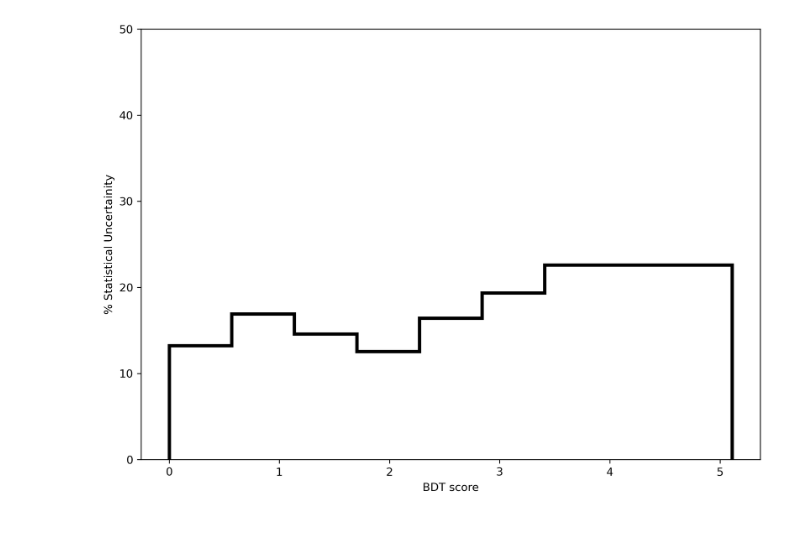
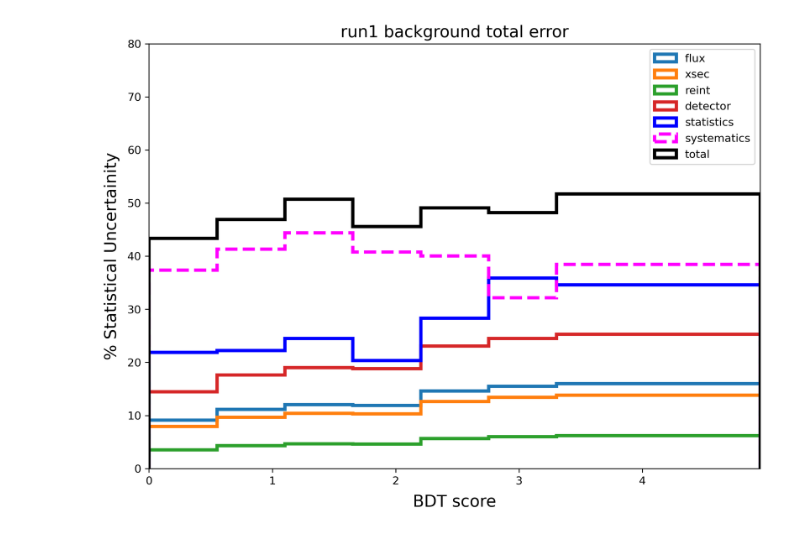
Before and after one commit to lmlepin9/DM-MicroBooNE, a Jupyter notebook: ROOT_analysis/plots_hists_bdt.ipynb, the cells around one changed output. Cells and saved outputs as stored; diff of their text form; code cells hidden in the pictures.

```diff
--- a/ROOT_analysis/plots_hists_bdt.ipynb
+++ b/ROOT_analysis/plots_hists_bdt.ipynb
@@ -5,11 +5,13 @@ import matplotlib.pyplot as plt
 import pandas as pd
 from df_utils import *
 # %%
-run = "run3"
+run = "run1"
 dm_type = "fermion"
 mass = "0.05"
 target_pot = 1.
 signal_pot = {}
+
+bkg_upper_limit = 1.14
 
 
 if(dm_type == "fermion"):
@@ -64,8 +66,9 @@ def filter_df(df):
     return df
 
 
-def GetStatsUncert(df_a, weight_array ):
-    (counts_df, bins_df) = np.histogram(df_a['bdt_score'], bins = binning, weights=np.square(weight_array))
+def GetStatsUncert(df_a, variable,  weight_array, pot_weight):
+    (counts_df, bins_df) = np.histogram(df_a[variable], bins = binning, weights=np.square(weight_array*pot_weight))
+    counts_df[counts_df == 0.] = bkg_upper_limit*np.square(pot_weight)
     return counts_df
 # %%
 
@@ -106,6 +109,10 @@ print(counts_signal*signal_scaling)
 #(counts_dirt, bins_dirt) = np.histogram(logit_transform(df_dirt['bdt_score']), bins = n_bins)
 #(counts_offbeam, bins_offbeam) = np.histogram(logit_transform(df_offbeam['bdt_score']), bins = n_bins)
 
+# This adds 68% upper limit on top of those bins with zero events
+counts_dirt[counts_dirt == 0.] = bkg_upper_limit
+counts_offbeam[counts_offbeam == 0.] = bkg_upper_limit
+
 
 print("Showing results for: " + run)
 print("Number of dark tridents M_A="+str(mass)+" :" + str(np.sum(counts_signal)*signal_scaling))
@@ -150,23 +157,58 @@ Number of beam-off: 8.727
 # %%
+# Setting the MC expectation for empty bins to be the 68% upper limit
 counts_bkg = counts_nu*nu_scaling + counts_dirt*dirt_scaling+ counts_offbeam*offbeam_scaling
+counts_overlay = counts_nu*nu_scaling
 
-#print(counts_bkg)
+stats_nu = GetStatsUncert(df_nu,'bdt_score', df_nu['weight'], nu_scaling)
+stats_dirt = GetStatsUncert(df_dirt,'bdt_score', df_dirt['weight'], dirt_scaling )
+stats_offbeam = GetStatsUncert(df_offbeam,'bdt_score', np.ones(len(df_offbeam))*offbeam_scaling, offbeam_scaling)
 
-stats_nu = GetStatsUncert(df_nu, df_nu['weight']*nu_scaling)
-stats_dirt = GetStatsUncert(df_dirt, df_dirt['weight']*dirt_scaling )
-stats_offbeam = GetStatsUncert(df_offbeam, np.ones(len(df_offbeam))*offbeam_scaling)
 
-stats_total = np.sqrt(stats_nu + stats_dirt + stats_offbeam)
+if(run=='run1'):
+    ppfx_uncert = counts_overlay*0.2
+    genie_uncert = counts_overlay*0.15
+    reint_uncert = counts_overlay*0.03
+    det_uncert = counts_overlay*0.5
+else:
+    ppfx_uncert = counts_overlay*0.13
+    genie_uncert = counts_overlay*0.10
+    reint_uncert = counts_overlay*0.025
+    det_uncert = counts_overlay*0.5
 
-stats_error = (stats_total)/(counts_bkg)
+
+
+
+
+syst_uncert = np.sqrt(np.square(ppfx_uncert) + np.square(genie_uncert) + np.square(reint_uncert) + np.square(det_uncert))
+overlay_uncert = np.sqrt(stats_nu + np.square(syst_uncert) )
+total_uncert = np.sqrt( np.square(overlay_uncert) + stats_dirt + stats_offbeam )
+
+ppfx_error = np.sqrt(ppfx_uncert)/counts_bkg
+genie_error = np.sqrt(genie_uncert)/counts_bkg
+reint_error = np.sqrt(reint_uncert)/counts_bkg
+det_error = np.sqrt(det_uncert)/counts_bkg
+syst_error = (syst_uncert)/counts_bkg
+stats_error = np.sqrt(stats_nu + stats_dirt + stats_offbeam)/counts_bkg
+total_error = np.sqrt(np.square(overlay_uncert) + stats_dirt + stats_offbeam)/counts_bkg
 
 
 plt.figure(figsize=(10,7),dpi=300)
-plt.hist(bins_signal[:-1], bins = bins_signal,weights=stats_error*100, color = "black", histtype="step",lw=3,linestyle="-")
-plt.ylabel("% Statistical Uncertainity")
-plt.xlabel("BDT score")
-plt.ylim(0.,50)
+plt.hist(bins_signal[:-1], bins = bins_signal,weights=ppfx_error*100, histtype="step",lw=3,linestyle="-",label="flux")
+plt.hist(bins_signal[:-1], bins = bins_signal,weights=genie_error*100, histtype="step",lw=3,linestyle="-",label="xsec")
+plt.hist(bins_signal[:-1], bins = bins_signal,weights=reint_error*100, histtype="step",lw=3,linestyle="-",label="reint")
+plt.hist(bins_signal[:-1], bins = bins_signal,weights=det_error*100, histtype="step",lw=3,linestyle="-",label="detector")
+plt.hist(bins_signal[:-1], bins = bins_signal,weights=stats_error*100, color = "blue", histtype="step",lw=3,linestyle="-",label="statistics")
+plt.hist(bins_signal[:-1], bins = bins_signal,weights=syst_error*100, color = "magenta", histtype="step",lw=3,linestyle="--",label="systematics")
+plt.hist(bins_signal[:-1], bins = bins_signal,weights=total_error*100, color = "black", histtype="step",lw=3,linestyle="-",label="total")
+plt.title(run + " background total error",fontsize=15)
+plt.ylabel("% Statistical Uncertainity",fontsize=15,labelpad=7)
+plt.xlabel("BDT score",fontsize=15,labelpad=7)
+plt.xlim(bdt_range)
+plt.ylim(0.,80.)
+plt.legend()
 bkg_file = u.recreate(base_dir + "background_hist_" + run + "_bdt.root")
+plt.savefig(plots_dir + dm_type + "_BDT_logits_" + run + "_errors.png")
 bkg_file["background_hist"] = (counts_bkg, bins_nu)
+bkg_file["background_uncertainty"] = (total_uncert, bins_nu)
 # %% [output]
-[figure, old version]
+[figure, new version]
```
Also changed, not shown: parts of 1 cell of this notebook, 2 other files.
